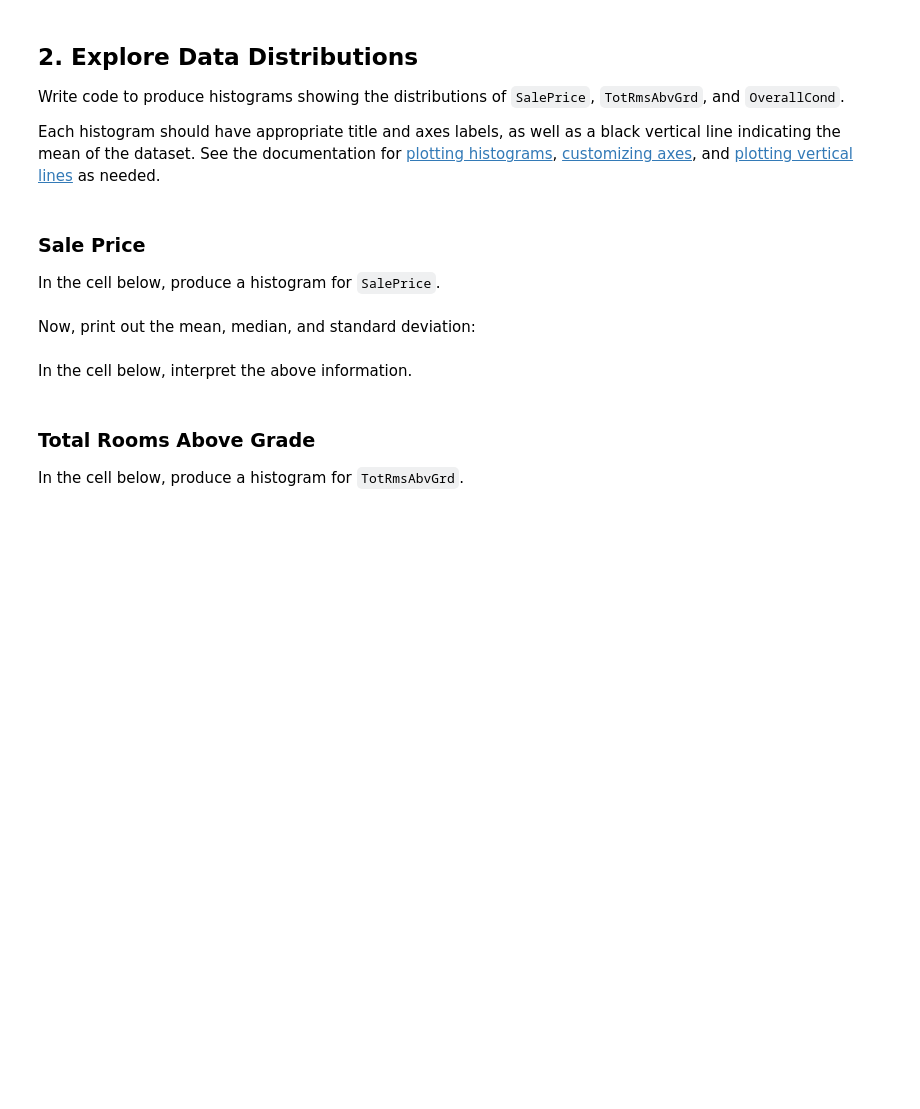
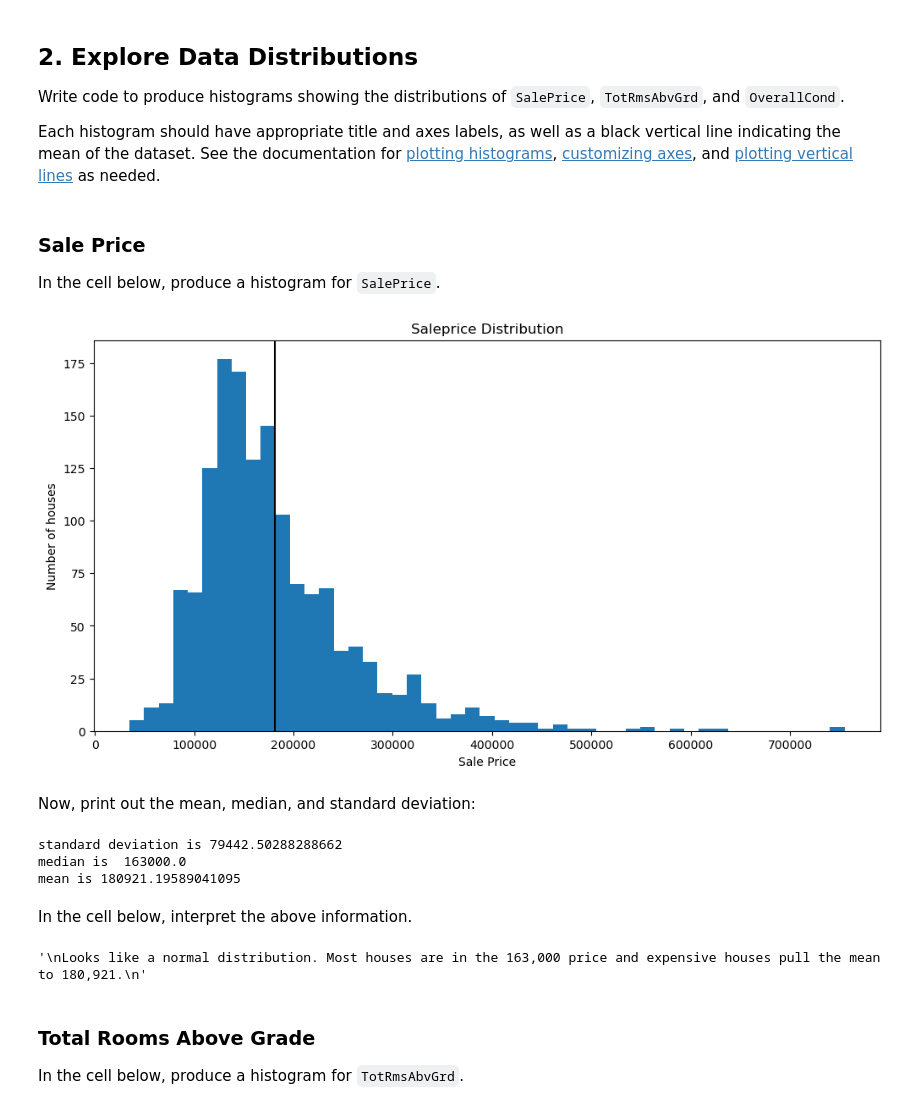
Before and after one commit to wanjikuciku/dsc-pandas-eda-lab, a Jupyter notebook: index.ipynb, the cells around one changed output. Drawn from its saved outputs; the diff is of its cells as text; code cells hidden in the pictures; blank space fills up the shorter version.

```diff
--- a/index.ipynb
+++ b/index.ipynb
@@ -99,0 +99,3 @@ Now, use pandas to open the file located at `data/ames.csv` ([documentation here
+# %%
+df = pd.read_csv('data/ames.csv', index_col=0)
+df.head()
@@ -134,2 +176,13 @@ In the cell below, produce a histogram for `SalePrice`.
+# %%
+fig, ax = plt.subplots(figsize = (12,6))
+x = df['SalePrice']
+mean = x.mean()
+ax.hist(x, bins = 'auto')
+ax.set_title('Saleprice Distribution')
+ax.set_xlabel('Sale Price')
+ax.set_ylabel('Number of houses')
+ax.axvline(mean, c='k');
+# %% [output]
+[figure, added]
 # %% [markdown]
 Now, print out the mean, median, and standard deviation:
@@ -138,2 +189,10 @@ Now, print out the mean, median, and standard deviation:
+# %%
+print('standard deviation is', x.std())
+print('median is ', x.median())
+print('mean is', x.mean())
+# %% [output]
+standard deviation is 79442.50288288662
+median is  163000.0
+mean is 180921.19589041095
 # %% [markdown]
 In the cell below, interpret the above information.
@@ -145,3 +199,10 @@ None
+# %%
+
+"""
+Looks like a normal distribution. Most houses are in the 163,000 price and expensive houses pull the mean to 180,921.
+"""
+# %% [output]
+'\nLooks like a normal distribution. Most houses are in the 163,000 price and expensive houses pull the mean to 180,921.\n'
 # %% [markdown]
 ### Total Rooms Above Grade
 
```
Also changed, not shown: parts of 28 cells of this notebook.
